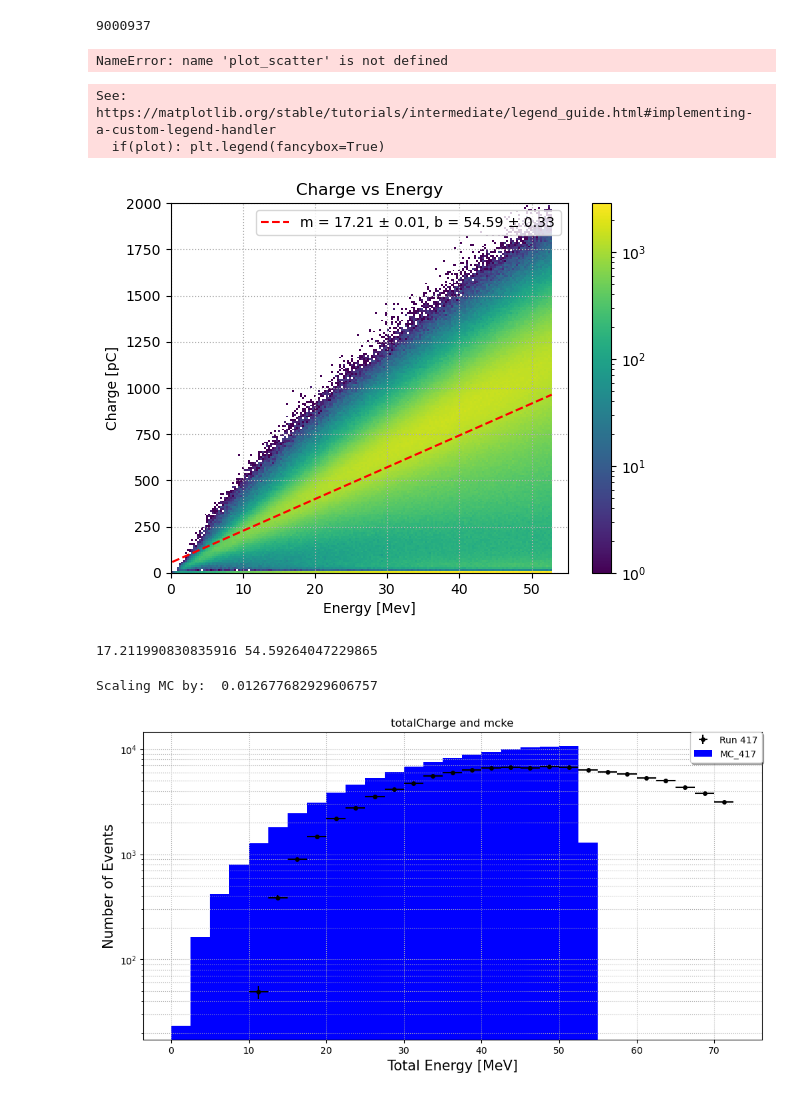
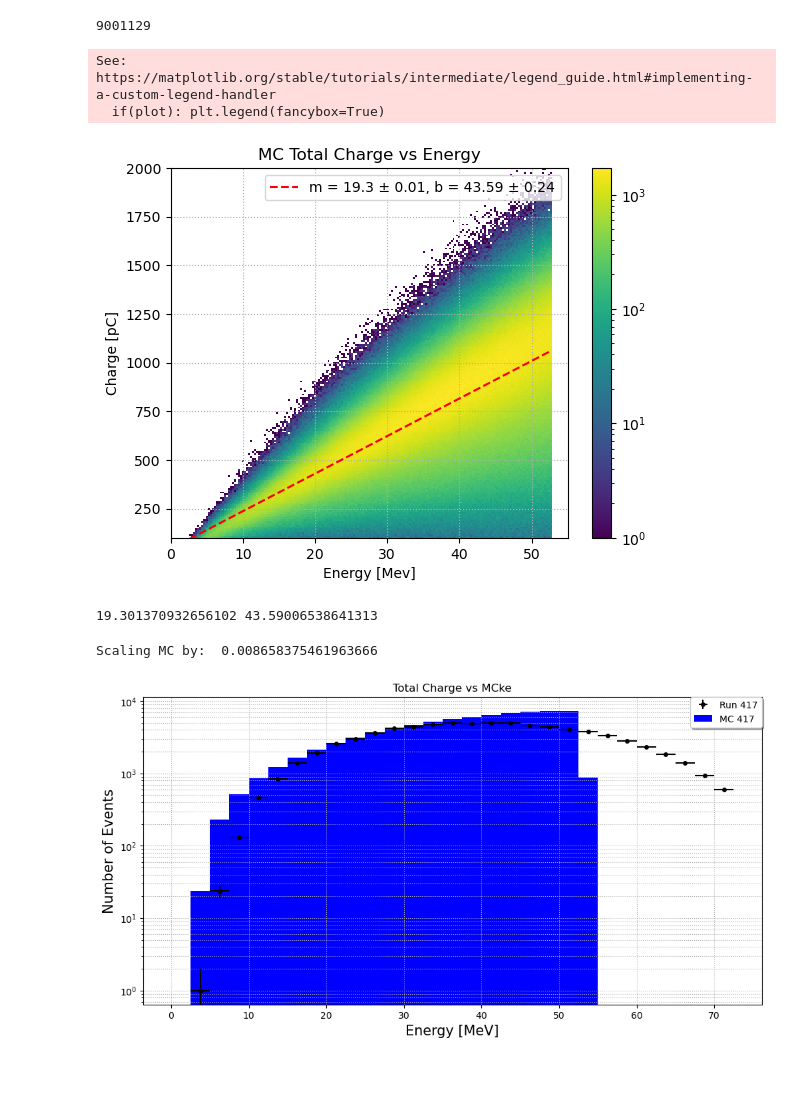
Before and after one commit to wtoslac/EosAnalyses, a Jupyter notebook: Austin/micheal_electron_analysis.ipynb, the cells around one changed output. Cells and saved outputs as stored; diff of their text form; code cells hidden in the pictures.

```diff
--- a/Austin/micheal_electron_analysis.ipynb
+++ b/Austin/micheal_electron_analysis.ipynb
@@ -339,6 +354,11 @@ def flat(data, isMax=False,isLen=False,isSum = True):
     if(isSum): return np.array([np.sum(np.abs(i)) for i in data] )
     return np.array([i for sublist in data for i in sublist])
 
+def flat_sum(rdf, column = "digitCharge"):
+    rdf = rdf.Define(column+"_SUM","SumAll("+column+")")
+    sum_arr = rdf.AsNumpy(columns=[column+"_SUM"])[column+"_SUM"]
+    return sum_arr
+
 def get_mask(data, range, isDouble=False, makeDoubleMask=False):
     if(isDouble): return np.array( [any(range[0] <= i <= range[-1] for i in event)for event in data])
     return np.array( (data >= range[0]) & (data <= range[-1]) )
@@ -356,17 +376,19 @@ def get_RDF(pattern = "*.root", path_name = "/data/ahicks3/projects/eos/michelEl
         return 0
 # %%
 # Create RDataFrame from the events tree of the input file.
-mc417_rdf = get_RDF(path_name="/data/ahicks3/projects/eos/michelElectron/MC/MC_9M_Run417_rerun_Total300_DIR/")
+mc417_rdf = get_RDF(path_name="/data/ahicks3/projects/eos/michelElectron/MC/MC_9M_michel_Total250_DIR/")
 
 # Extract mc_branches
 mc417_nhits = mc417_rdf.AsNumpy(columns=["digitNhits"])["digitNhits"]
-mc417_pdgID = mc417_rdf.AsNumpy(columns=["mcpdg"])["mcpdg"]
-mc417_charge = np.array(mc417_rdf.AsNumpy(columns=["digitCharge"])["digitCharge"])
+#mc417_pdgID = mc417_rdf.AsNumpy(columns=["mcpdg"])["mcpdg"]
+#mc417_charge = np.array(mc417_rdf.AsNumpy(columns=["digitCharge"])["digitCharge"])
+flat_mc417_charge = flat_sum(mc417_rdf,"digitCharge")
 mc417_time = mc417_rdf.AsNumpy(columns=["timeSinceLastTrigger_us"])["timeSinceLastTrigger_us"]
 mc417_energy = mc417_rdf.AsNumpy(columns=["mcke"])["mcke"]
+mc417_pmtID = mc417_rdf.AsNumpy(columns=["digitPMTID"])["digitPMTID"]
 
 # Plot PDG ID
 #get_particle_count(abs(mc_pdgID))
-print(len(mc417_pdgID))
+print(len(mc417_nhits))
 # %% [output]
-9000937
+9001129
@@ -378,13 +395,3 @@ sflat_mc417_pmtID = flat(mc417_pmtID, isSum=False)
-# %%
-plot_scatter(datax = sflat_mc417_pmtID, xlabel="PMT ID",
-             datay=sflat_mc417_charge, ylabel = "Charge [pC]",
-             title = "Individual Charge vs. PMT ID"
-             )
-# %% [output]
-NameError: name 'plot_scatter' is not defined
-# %%
-flat_mc417_energy = flat( mc417_energy)
-flat_mc417_charge = flat( mc417_charge)
 # %%
-bool_mcCharge = get_mask(flat_mc417_charge,[00,2100])
+bool_mcCharge = get_mask(flat_mc417_charge,[100,2100])
 bool_mc417 = bool_mcCharge
@@ -395,32 +398,21 @@ bool_mc417 = bool_mcCharge
 # %%
 def linear(x, m, b):
     return (m * (x)) + b
 
 def quad(x, a,b,c):
     return a*x**2 + b*x + c
 
-#This should be done after correlation is matched
-"""
-m, b = plot_plot(flat_mc417_charge, flat_mc417_energy,
-          title="Charge vs Energy",
-          xlabel="Energy [MeV]",
-          ylabel="Charge [pC]",
-          curve_fit_function=linear,
-          curve_fit_label="Linear Fit",
-          param_guess=[0,19],
-          fit_label=["m","b"], bool_returnFit=True)
-"""
 
-m,b = plot_hist2d(datay= flat_mc417_charge[bool_mc417],datax= flat_mc417_energy[bool_mc417],x_range=[0,55],y_range=[0,2000],num_bin_y=200,num_bin_x=200,
-            title="Charge vs Energy",ylabel="Charge [pC]",xlabel="Energy [Mev]", data_label="MC 417",
+m,b = plot_hist2d(datay= flat_mc417_charge[bool_mc417],datax= mc417_energy[bool_mc417],x_range=[0,55],y_range=[100,2000],num_bin_y=200,num_bin_x=200,
+            title="MC Total Charge vs Energy",ylabel="Charge [pC]",xlabel="Energy [Mev]", data_label="MC 417",
             curve_fit_function=linear,param_guess=[0,19],fit_label=["m","b"],bool_returnFit=True
             )
 print(m,b)
 # %% [output]
 See: https://matplotlib.org/stable/tutorials/intermediate/legend_guide.html#implementing-a-custom-legend-handler
   if(plot): plt.legend(fancybox=True)
-[figure, old version]
+[figure, new version]
-17.211990830835916 54.59264047229865
+19.301370932656102 43.59006538641313
 # %%
 run417_rdf = r.RDataFrame("events", "/data/eos/run417.root")
 
@@ -444,10 +433,9 @@ flat_mc_charge = flat(mc417_charge)
 # %%
-run417_energy = (run417_charge/m)
+run417_energy = (run417_charge-b)/m
 
-plot_hist(run417_energy[bool_run417],[0,75],2.5,title="totalCharge and mcke",xlabel="Total Energy [MeV]",data_label="Run 417",mc_data=flat_mc_energy[bool_mc417],mc_label="MC_417",bool_log=True,bool_error=True)
-#plot_hist(run417_energy[bool_run417]+b,[0,75],2.5,title="totalCharge vs mcke(Postive Shift)",xlabel="Total Energy [MeV]",data_label="Run 417",mc_data=flat_mc_energy,mc_label="MC_417",bool_log=True,bool_error=True)
-#plot_hist(run417_energy[bool_run417]-b,[0,75],2.5,title="totalCharge vs mcke(Negative Shift)",xlabel="Total Energy [MeV]",data_label="Run 417",mc_data=flat_mc_energy,mc_label="MC_417",bool_log=True,bool_error=True)
+plot_hist((run417_energy[bool_run417]),[0,75],2.5,title="Total Charge vs MCke",xlabel="Energy [MeV]",data_label="Run 417",mc_data=mc417_energy[bool_mc417],mc_label="MC 417",bool_log=True,bool_error=True)
+#plot_hist( (run417_energy[bool_run417]-b)/m,[0,75],2.5,title="Total Charge vs MCke",xlabel="Energy [MeV]",data_label="Run 417",mc_data=flat_mc_energy,mc_label="MC 417",bool_log=False,bool_error=True)
 # %% [output]
-Scaling MC by:  0.012677682929606757
+Scaling MC by:  0.008658375461963666
-[figure, old version]
+[figure, new version]
 # %%
```
Also changed, not shown: parts of 20 cells of this notebook.
